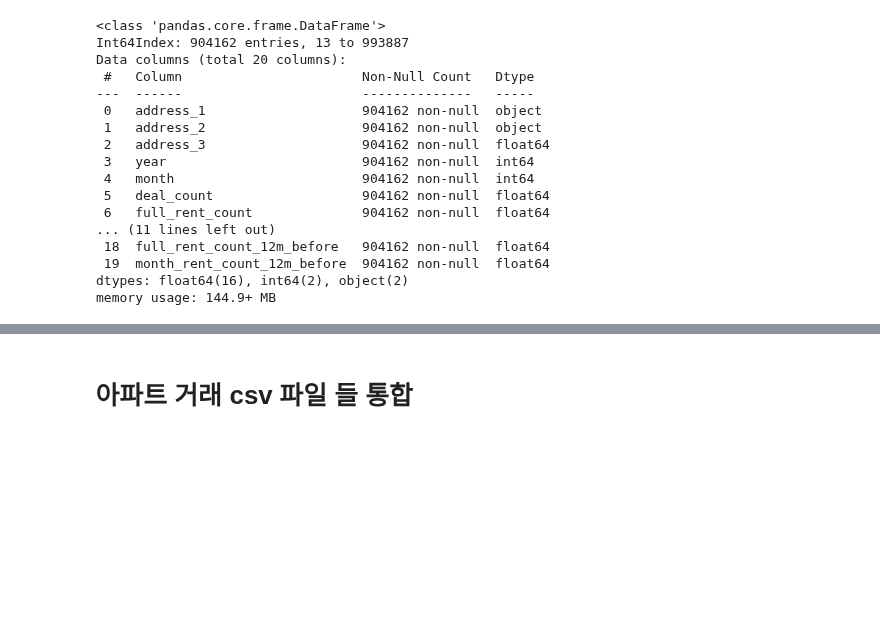
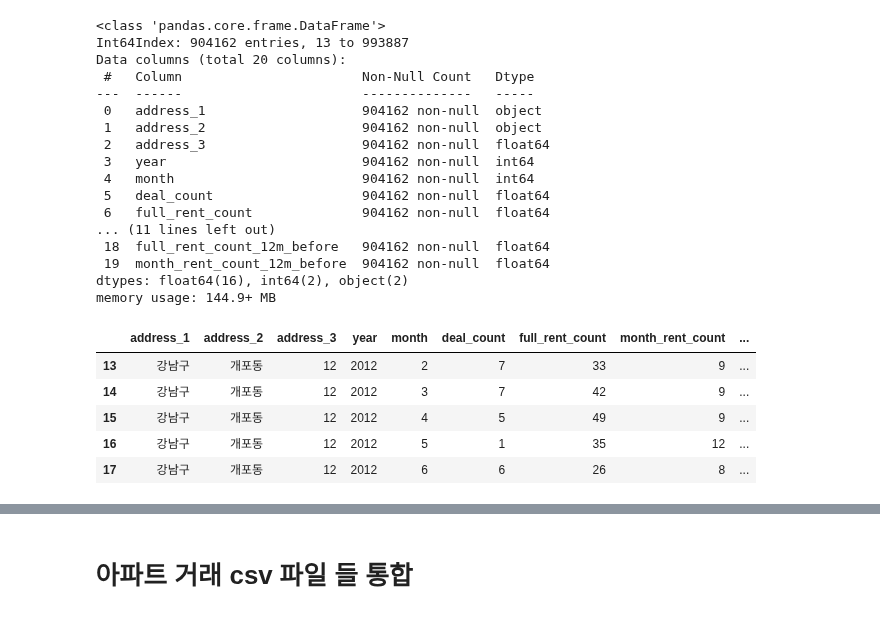
Before and after one commit to Ryong1998/house_price, a Jupyter notebook: handling_final_data2.ipynb, the cells around one changed output, grey strips where cells are left out. Drawn from its saved outputs; the diff is of its cells as text; code cells hidden in the pictures; blank space fills up the shorter version.

```diff
--- a/handling_final_data2.ipynb
+++ b/handling_final_data2.ipynb
@@ -804,3 +804,19 @@ Data columns (total 20 columns):
  19  month_rent_count_12m_before  904162 non-null  float64
 dtypes: float64(16), int64(2), object(2)
 memory usage: 144.9+ MB
+# %%
+df_final_count2 = df_final_count2.astype({'address_3':'int16','year': 'int16', 'month':'int16', 'month':'int16',
+                                         'deal_count':'int16','full_rent_count':'int16', 'month_rent_count':'int16',
+                                         'deal_count_1m_before':'int16', 'full_rent_count_1m_before':'int16', 'month_rent_count_1m_before':'int16',
+                                         'deal_count_3m_before':'int16', 'full_rent_count_3m_before':'int16', 'month_rent_count_3m_before':'int16',
+                                         'deal_count_6m_before':'int16', 'full_rent_count_6m_before':'int16', 'month_rent_count_6m_before':'int16',
+                                         'deal_count_12m_before':'int16', 'full_rent_count_12m_before':'int16', 'month_rent_count_12m_before':'int16'})
+# %%
+df_final_count2.head()
+# %% [output]
+|  | address_1 | address_2 | address_3 | year | month | deal_count | full_rent_count | month_rent_count | ... |
+| 13 | 강남구 | 개포동 | 12 | 2012 | 2 | 7 | 33 | 9 | ... |
+| 14 | 강남구 | 개포동 | 12 | 2012 | 3 | 7 | 42 | 9 | ... |
+| 15 | 강남구 | 개포동 | 12 | 2012 | 4 | 5 | 49 | 9 | ... |
+| 16 | 강남구 | 개포동 | 12 | 2012 | 5 | 1 | 35 | 12 | ... |
+| 17 | 강남구 | 개포동 | 12 | 2012 | 6 | 6 | 26 | 8 | ... |
```
Also changed, not shown: parts of 1 cell of this notebook.
